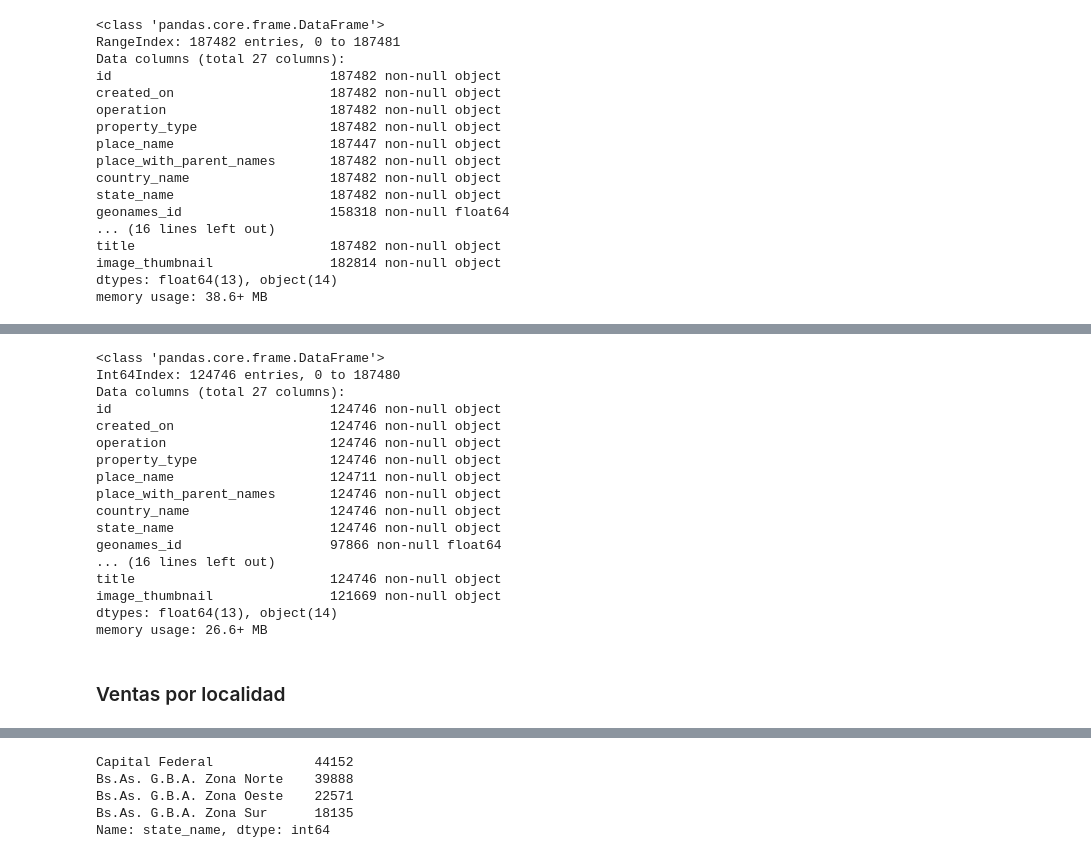
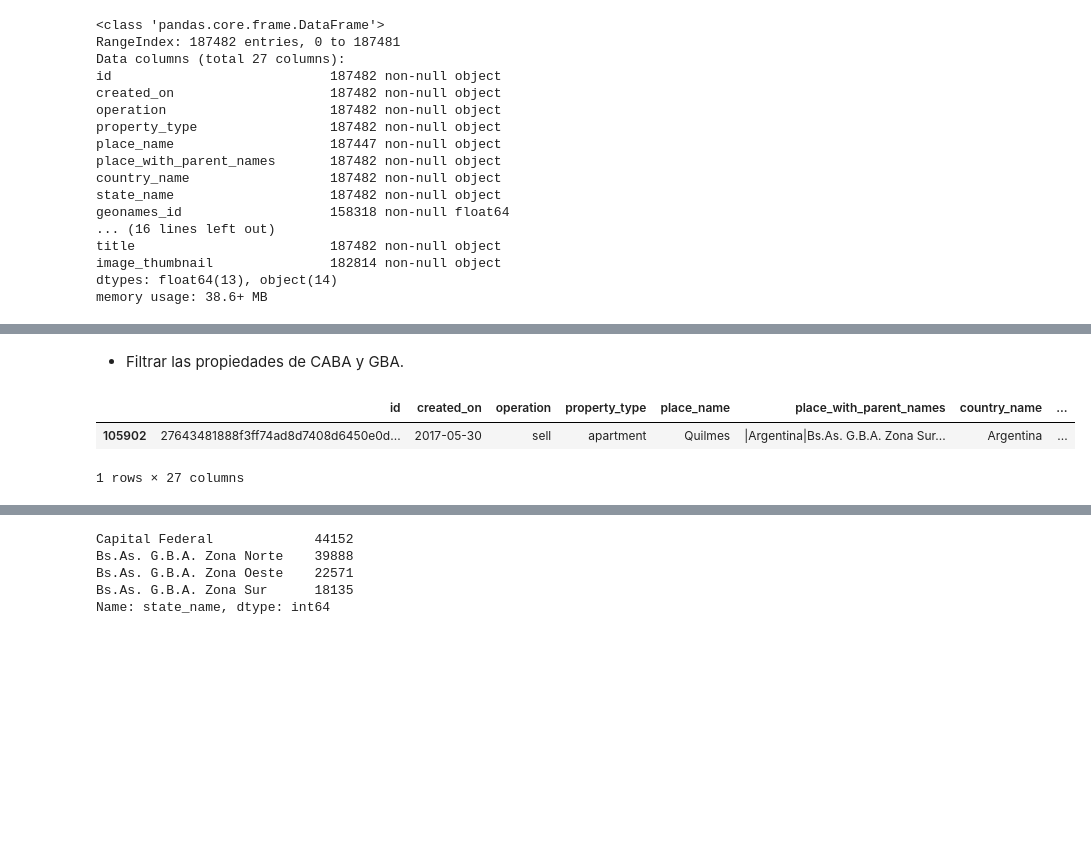
Before and after one commit to DanielMankowski/Data-Scients, a Jupyter notebook: TP 1.ipynb, the cells around one changed output, grey strips where cells are left out. Drawn from its saved outputs; the diff is of its cells as text; code cells hidden in the pictures; blank space fills up the shorter version.

```diff
--- a/TP 1.ipynb
+++ b/TP 1.ipynb
@@ -67,25 +64,9 @@ Name: state_name, dtype: int64
+# %% [markdown]
+* Filtrar las propiedades de CABA y GBA.
 # %%
 prop_caba_gba = propiedades[propiedades['state_name'].str.contains('Capital Federal') | propiedades['state_name'].str.contains('G.B.A.')]
-prop_caba_gba.head(5)
+prop_caba_gba.sample()
+# %% [output]
+|  | id | created_on | operation | property_type | place_name | place_with_parent_names | country_name | ... |
+| 105902 | 27643481888f3ff74ad8d7408d6450e0d... | 2017-05-30 | sell | apartment | Quilmes | |Argentina|Bs.As. G.B.A. Zona Sur... | Argentina | ... |
+1 rows × 27 columns
-# %%
-prop_caba_gba.info()
-# %% [output]
-<class 'pandas.core.frame.DataFrame'>
-Int64Index: 124746 entries, 0 to 187480
-Data columns (total 27 columns):
-id                            124746 non-null object
-created_on                    124746 non-null object
-operation                     124746 non-null object
-property_type                 124746 non-null object
-place_name                    124711 non-null object
-place_with_parent_names       124746 non-null object
-country_name                  124746 non-null object
-state_name                    124746 non-null object
-geonames_id                   97866 non-null float64
-... (16 lines left out)
-title                         124746 non-null object
-image_thumbnail               121669 non-null object
-dtypes: float64(13), object(14)
-memory usage: 26.6+ MB
-# %% [markdown]
-### Ventas por localidad
```
Also changed, not shown: parts of 36 cells of this notebook.
